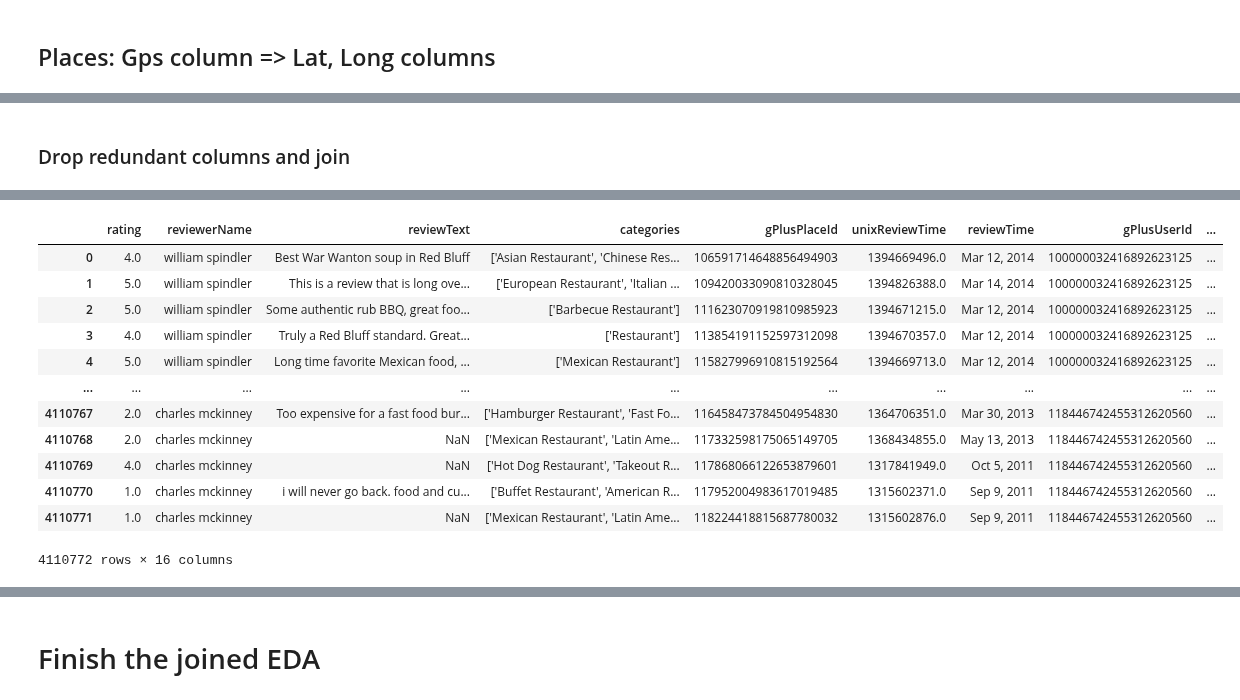
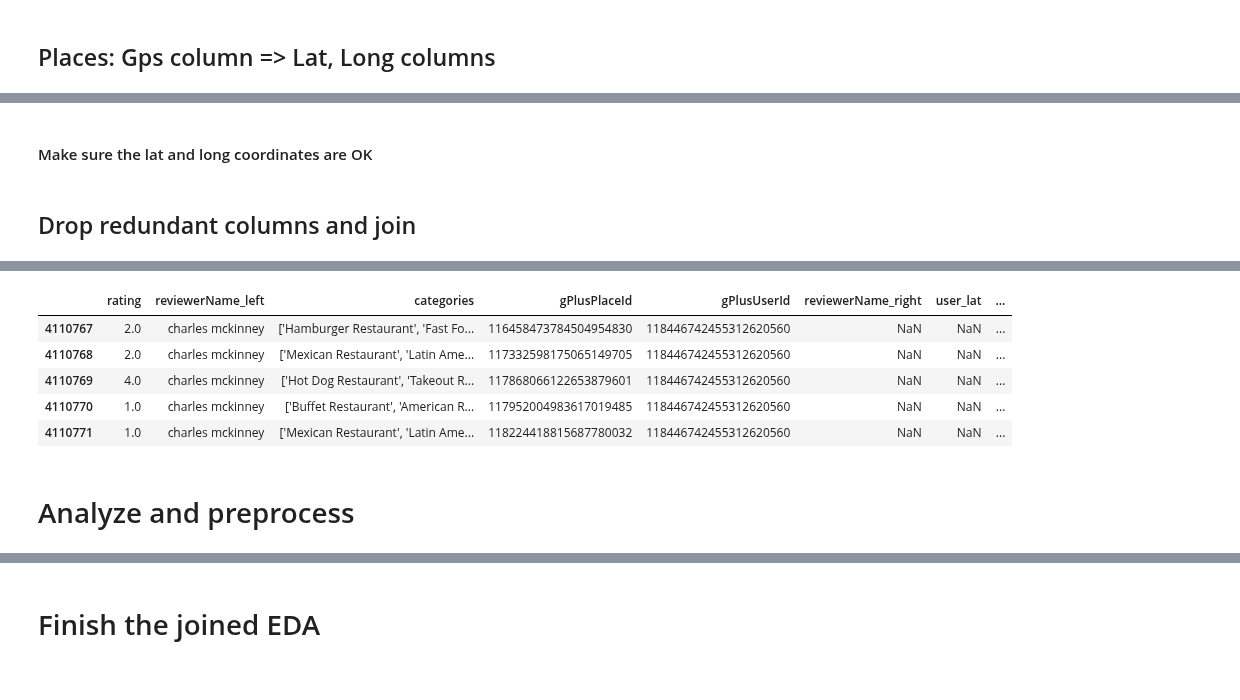
Before and after one commit to Huang-W/google-local-reviews, a Jupyter notebook: joined_eda.ipynb, the cells around one changed output, grey strips where cells are left out. Cells and saved outputs as stored; diff of their text form; code cells hidden in the pictures.

```diff
--- a/joined_eda.ipynb
+++ b/joined_eda.ipynb
@@ -110,8 +109,8 @@ users_df2 = users_df.drop(['jobs', 'previousPlaces', 'education'], axis=1)
 # extract name, price, address, gPlusPlaceId, gps
 places_df2 = places_df.drop(['hours', 'phone', 'closed'], axis=1)
 
-# extract rating, categories, gPlusPlaceId, gPlusUserId
-reviews_df2 = reviews_df.drop(['reviewerName', 'reviewText', 'unixReviewTime', 'reviewTime'], axis=1)
+# extract rating, reviewerName, categories, gPlusPlaceId, gPlusUserId
+reviews_df2 = reviews_df.drop(['reviewText', 'unixReviewTime', 'reviewTime'], axis=1)
 
 print('After dropping...')
 print('Users: ', users_df2.columns.to_list())
@@ -172,18 +178,19 @@ Wall time: 12.4 s
 %%time
 
 def string_to_coord2(gps):
-    coord = None
-    lat = long = None
-    try:
-        coord = eval(gps)
-        lat, long = coord[0]/1000000, coord[1]/1000000
-    except Exception as e:
-        return (lat, long)
-    return (lat, long)
+    if type(gps) is not str:
+        return None, None
+    coord = eval(gps)
+    lat, long = coord[0], coord[1]
+    if abs(lat) > 90 or abs(long) > 180:
+        lat = lat / 1000000
+        long = long / 1000000
+    return lat, long
 
 places_df2['Coordinates'] = places_df2['gps'].map(string_to_coord2)
-places_df2['place_lat'] = places_df2['Coordinates'].apply(lambda x : x[0])
-places_df2['place_long'] = places_df2['Coordinates'].apply(lambda x : x[1])
+places_df2['place_lat'] = places_df2['Coordinates'].apply(lambda x : x[0] if x else None)
+places_df2['place_long'] = places_df2['Coordinates'].apply(lambda x : x[1] if x else None)
 
+places_df2 = places_df2.rename(columns={'name': 'placeName'})
 places_df2.head()
 # %% [output]
@@ -197,0 +205,2 @@ Wall time: 20.9 s
+# %% [markdown]
+#### Make sure the lat and long coordinates are OK
@@ -198,14 +209,19 @@ Wall time: 20.9 s
 # %% [markdown]
-### Drop redundant columns and join
+## Drop redundant columns and join
 # %%
 %%time
 users_df3 = users_df2.drop(['currentPlace', 'Coordinates'], axis=1)
 places_df3 = places_df2.drop(['gps', 'Coordinates'], axis=1)
 
-joined_df = reviews_df.merge(users_df3,
+joined_df = reviews_df2.merge(users_df3,
                             how='left',
-                            on='gPlusUserId').merge(places_df3,
-                                                   how='left',
-                                                   on='gPlusPlaceId')
-joined_df
+                            on='gPlusUserId',
+                            suffixes=('_left', '_right')).merge(places_df3,
+                                                               how='left',
+                                                               on='gPlusPlaceId')
+
+del users_df3, places_df3
+# del joined_df
+
+joined_df.tail()
 # %% [output]
@@ -214,13 +230,8 @@ Wall time: 15.5 s
-|  | rating | reviewerName | reviewText | categories | gPlusPlaceId | unixReviewTime | reviewTime | gPlusUserId | ... |
-| 0 | 4.0 | william spindler | Best War Wanton soup in Red Bluff | ['Asian Restaurant', 'Chinese Res... | 106591714648856494903 | 1394669496.0 | Mar 12, 2014 | 100000032416892623125 | ... |
-| 1 | 5.0 | william spindler | This is a review that is long ove... | ['European Restaurant', 'Italian ... | 109420033090810328045 | 1394826388.0 | Mar 14, 2014 | 100000032416892623125 | ... |
-| 2 | 5.0 | william spindler | Some authentic rub BBQ, great foo... | ['Barbecue Restaurant'] | 111623070919810985923 | 1394671215.0 | Mar 12, 2014 | 100000032416892623125 | ... |
-| 3 | 4.0 | william spindler | Truly a Red Bluff standard. Great... | ['Restaurant'] | 113854191152597312098 | 1394670357.0 | Mar 12, 2014 | 100000032416892623125 | ... |
-| 4 | 5.0 | william spindler | Long time favorite Mexican food, ... | ['Mexican Restaurant'] | 115827996910815192564 | 1394669713.0 | Mar 12, 2014 | 100000032416892623125 | ... |
-| ... | ... | ... | ... | ... | ... | ... | ... | ... | ... |
-| 4110767 | 2.0 | charles mckinney | Too expensive for a fast food bur... | ['Hamburger Restaurant', 'Fast Fo... | 116458473784504954830 | 1364706351.0 | Mar 30, 2013 | 118446742455312620560 | ... |
-| 4110768 | 2.0 | charles mckinney | NaN | ['Mexican Restaurant', 'Latin Ame... | 117332598175065149705 | 1368434855.0 | May 13, 2013 | 118446742455312620560 | ... |
-| 4110769 | 4.0 | charles mckinney | NaN | ['Hot Dog Restaurant', 'Takeout R... | 117868066122653879601 | 1317841949.0 | Oct 5, 2011 | 118446742455312620560 | ... |
-| 4110770 | 1.0 | charles mckinney | i will never go back. food and cu... | ['Buffet Restaurant', 'American R... | 117952004983617019485 | 1315602371.0 | Sep 9, 2011 | 118446742455312620560 | ... |
-| 4110771 | 1.0 | charles mckinney | NaN | ['Mexican Restaurant', 'Latin Ame... | 118224418815687780032 | 1315602876.0 | Sep 9, 2011 | 118446742455312620560 | ... |
+|  | rating | reviewerName_left | categories | gPlusPlaceId | gPlusUserId | reviewerName_right | user_lat | ... |
+| 4110767 | 2.0 | charles mckinney | ['Hamburger Restaurant', 'Fast Fo... | 116458473784504954830 | 118446742455312620560 | NaN | NaN | ... |
+| 4110768 | 2.0 | charles mckinney | ['Mexican Restaurant', 'Latin Ame... | 117332598175065149705 | 118446742455312620560 | NaN | NaN | ... |
+| 4110769 | 4.0 | charles mckinney | ['Hot Dog Restaurant', 'Takeout R... | 117868066122653879601 | 118446742455312620560 | NaN | NaN | ... |
+| 4110770 | 1.0 | charles mckinney | ['Buffet Restaurant', 'American R... | 117952004983617019485 | 118446742455312620560 | NaN | NaN | ... |
+| 4110771 | 1.0 | charles mckinney | ['Mexican Restaurant', 'Latin Ame... | 118224418815687780032 | 118446742455312620560 | NaN | NaN | ... |
-4110772 rows × 16 columns
+# %% [markdown]
+# Analyze and preprocess
```
Also changed, not shown: parts of 30 cells of this notebook.
